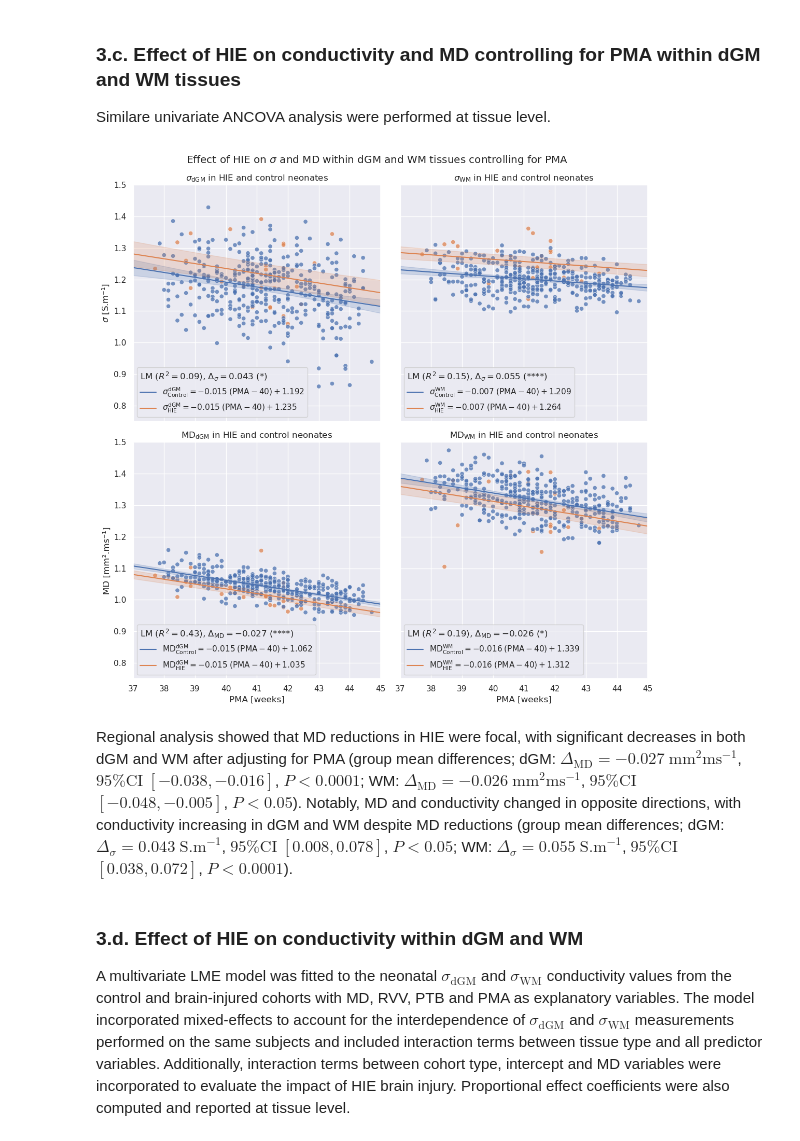
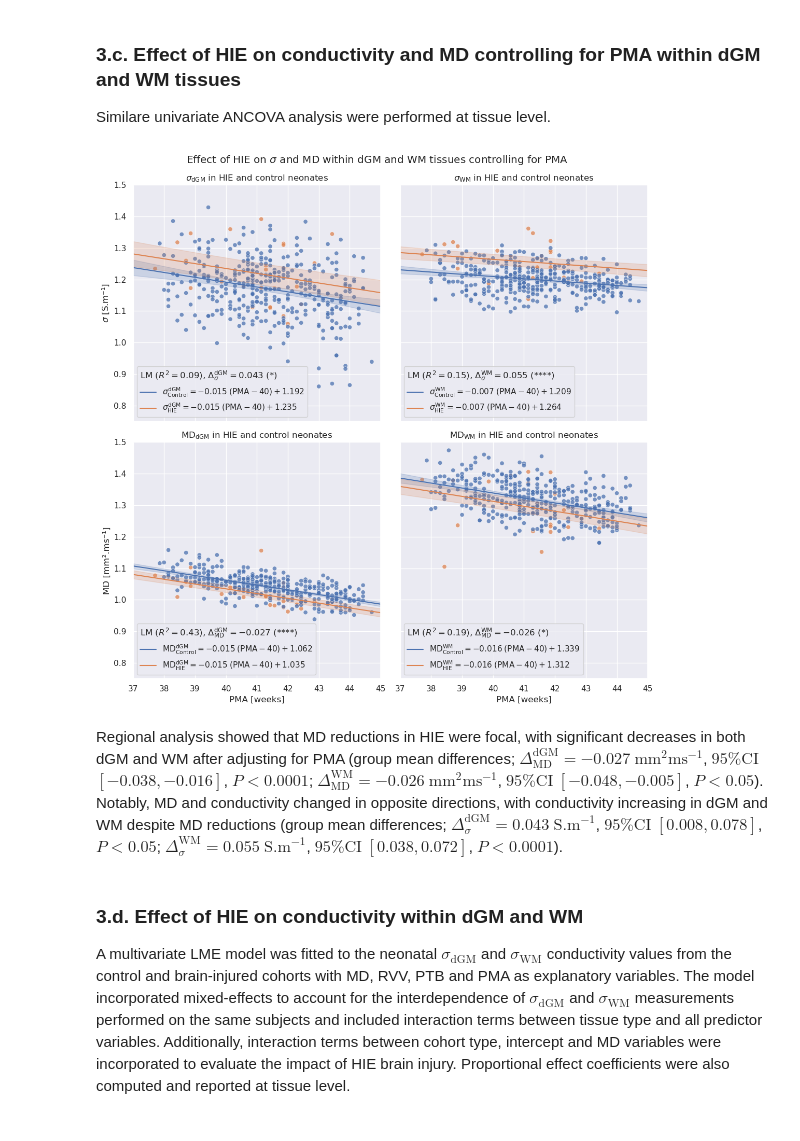
Before and after one commit to aboutill/nano-eptk, a Jupyter notebook: notebooks/experiments/stats_analysis_experiment5.ipynb, the cells around one changed output. Cells and saved outputs as stored; diff of their text form; code cells hidden in the pictures.

```diff
--- a/notebooks/experiments/stats_analysis_experiment5.ipynb
+++ b/notebooks/experiments/stats_analysis_experiment5.ipynb
@@ -458,37 +458,37 @@ for i, metric in enumerate(metrics):
             label = f"${var_symbol} = {slope_txt}{coeff_txt} {intercept_txt}$"
 
             axes[i,j].plot(X, intercept + slope * (X-pma_center), color=palette[k], label=label)
             axes[i,j].fill_between(X, pred_summary['mean_ci_lower'], pred_summary['mean_ci_upper'], color=palette[k], alpha=0.2)
 
         #
         r2 = lm.rsquared
         delta = lm_inter.params[f"C({type_col})[T.{type_labels[1]}]"]
         pval = lm_inter.pvalues[f"C({type_col})[T.{type_labels[1]}]"]
         stars = convert_pvalue_to_asterisks(pval)
-        leg = axes[i,j].legend(loc="lower left", title=rf"LM ($R^2 = {r2:.2f}$), $\Delta_{symbols_latex[i]} = {delta:.3f}$ ({stars})")
+        leg = axes[i,j].legend(loc="lower left", title=rf"LM ($R^2 = {r2:.2f}$), $\Delta_{symbols_latex[i]}^{{\mathregular{{{tissue}}}}} = {delta:.3f}$ ({stars})")
         leg._legend_box.align = "left"
 
         # Write summary
         write_mode = "w" if (i == 0 and j == 0) else "a"
         with open(summary_path, write_mode) as fh:
             fh.write(lm.summary(slim=True).as_text())
             fh.write("\n\n")
             fh.write(lm_inter.summary(slim=True).as_text())
             fh.write("\n\n")
             fh.write(lm_inter_pma.summary(slim=True).as_text())
             fh.write("\n\n")
 
 # Adjust layout
 fig.tight_layout()
 
 # Save plot
 output_dir = os.path.dirname(plot_path)
 os.makedirs(output_dir, exist_ok=True)
 plt.savefig(plot_path, dpi=300, bbox_inches="tight")
 # %% [output]
-[figure, old version]
+[figure, new version]
 # %% [markdown]
-Regional analysis showed that MD reductions in HIE were focal, with significant decreases in both dGM and WM after adjusting for PMA (group mean differences; dGM: $\Delta_{\textrm{MD}} = -0.027$ $\textrm{mm}^{2}\textrm{ms}^{-1}$, $95\%\textrm{CI}$ $[-0.038, -0.016]$, $\textit{P} < 0.0001$; WM: $\Delta_{\textrm{MD}} = -0.026$ $\textrm{mm}^{2}\textrm{ms}^{-1}$, $95\%\textrm{CI}$ $[-0.048, -0.005]$, $\textit{P} < 0.05$). Notably, MD and conductivity changed in opposite directions, with conductivity increasing in dGM and WM despite MD reductions (group mean differences; dGM: $\Delta_{\sigma} = 0.043$ $\textrm{S.m}^{-1}$, $95\%\textrm{CI}$ $[0.008, 0.078]$, $\textit{P} < 0.05$; WM: $\Delta_{\sigma} = 0.055$ $\textrm{S.m}^{-1}$, $95\%\textrm{CI}$ $[0.038, 0.072]$, $\textit{P} < 0.0001$).
+Regional analysis showed that MD reductions in HIE were focal, with significant decreases in both dGM and WM after adjusting for PMA (group mean differences; $\Delta_{\textrm{MD}}^{\textrm{dGM}} = -0.027$ $\textrm{mm}^{2}\textrm{ms}^{-1}$, $95\%\textrm{CI}$ $[-0.038, -0.016]$, $\textit{P} < 0.0001$; $\Delta_{\textrm{MD}}^{\textrm{WM}} = -0.026$ $\textrm{mm}^{2}\textrm{ms}^{-1}$, $95\%\textrm{CI}$ $[-0.048, -0.005]$, $\textit{P} < 0.05$). Notably, MD and conductivity changed in opposite directions, with conductivity increasing in dGM and WM despite MD reductions (group mean differences; $\Delta_{\sigma}^{\textrm{dGM}} = 0.043$ $\textrm{S.m}^{-1}$, $95\%\textrm{CI}$ $[0.008, 0.078]$, $\textit{P} < 0.05$; $\Delta_{\sigma}^{\textrm{WM}} = 0.055$ $\textrm{S.m}^{-1}$, $95\%\textrm{CI}$ $[0.038, 0.072]$, $\textit{P} < 0.0001$).
 # %% [markdown]
 ### 3.d. Effect of HIE on conductivity within dGM and WM
 A multivariate LME model was fitted to the neonatal $\sigma_{\textrm{dGM}}$ and $\sigma_{\textrm{WM}}$ conductivity values from the control and brain-injured cohorts with MD, RVV, PTB and PMA as explanatory variables. The model incorporated mixed-effects to account for the interdependence of $\sigma_{\textrm{dGM}}$ and $\sigma_{\textrm{WM}}$ measurements performed on the same subjects and included interaction terms between tissue type and all predictor variables. Additionally, interaction terms between cohort type, intercept and MD variables were incorporated to evaluate the impact of HIE brain injury. Proportional effect coefficients were also computed and reported at tissue level.
```
Also changed, not shown: parts of 2 cells of this notebook, 1 other file.
